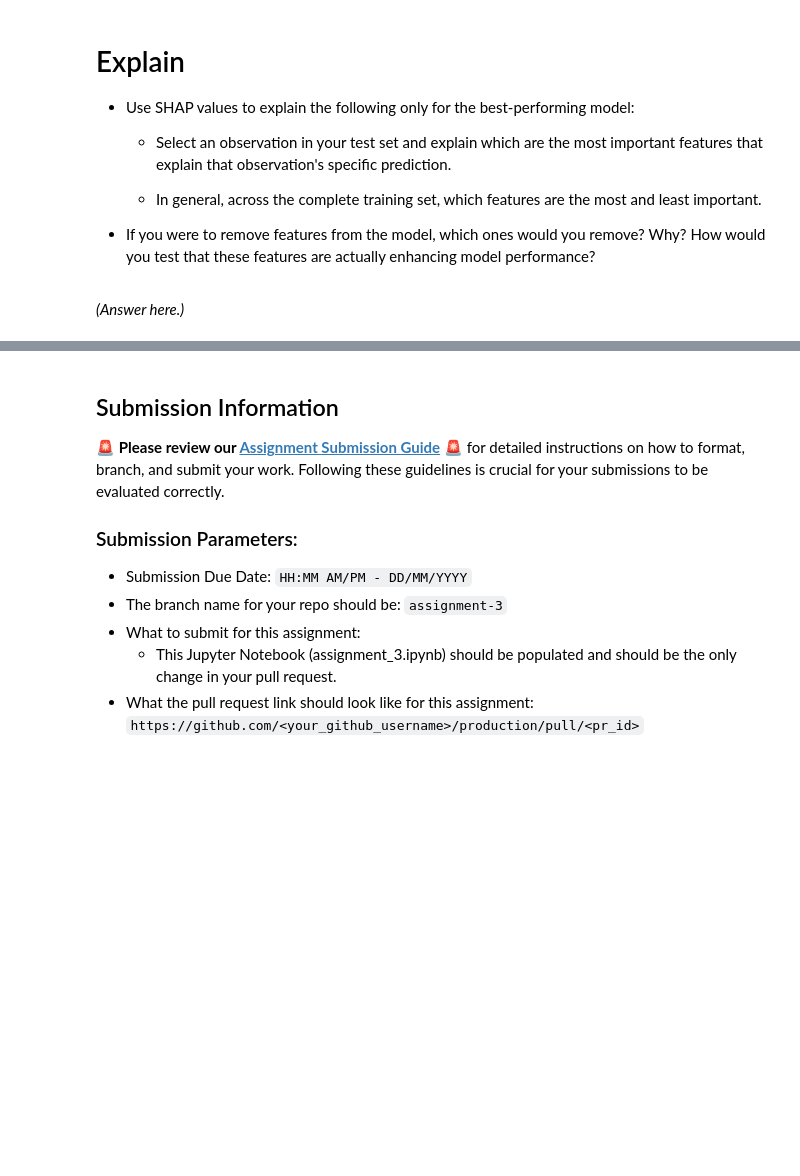
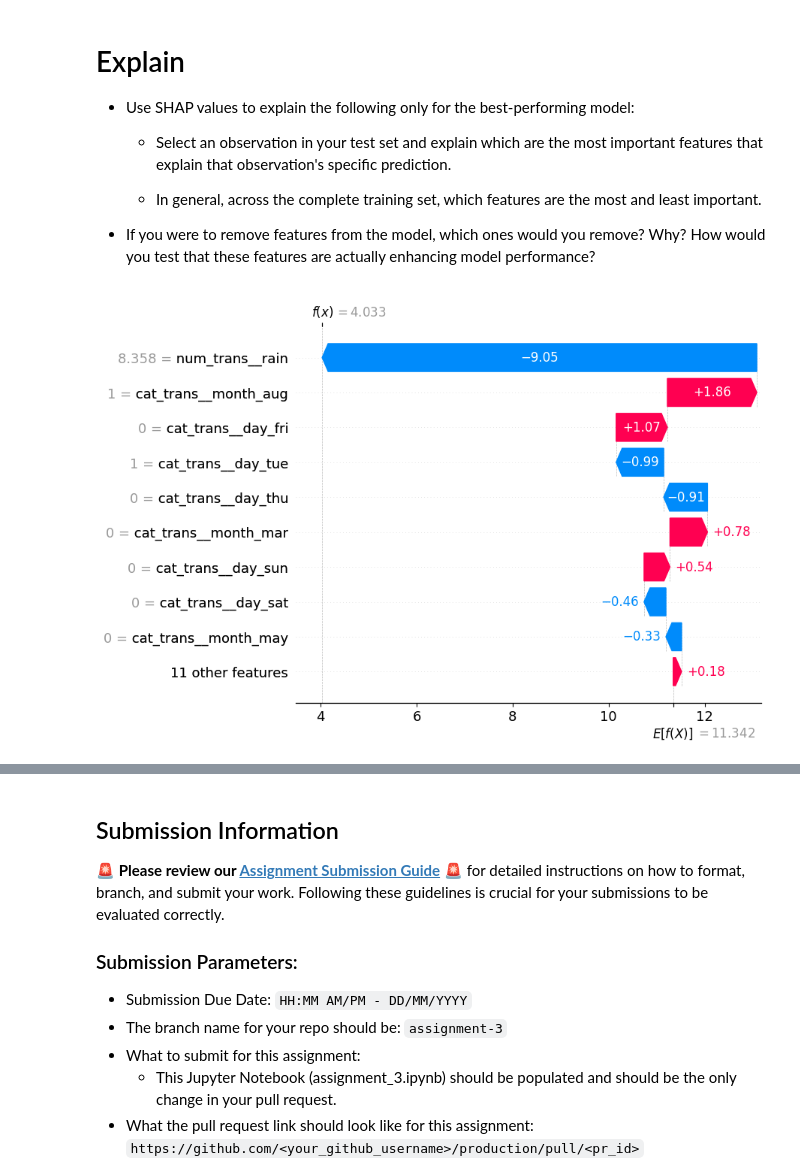
Before and after one commit to Shiraz-Latif/scaling_to_production, a Jupyter notebook: 02_activities/assignments/assignment_3.ipynb, the cells around one changed output, grey strips where cells are left out. Drawn from its saved outputs; the diff is of its cells as text; code cells hidden in the pictures; blank space fills up the shorter version.

```diff
--- a/02_activities/assignments/assignment_3.ipynb
+++ b/02_activities/assignments/assignment_3.ipynb
@@ -150,13 +156,13 @@ from sklearn.metrics import accuracy_score, log_loss, cohen_kappa_score, f1_scor
 print(X.dtypes)
 
 #Numerical Variables
-X_numerical = X.select_dtypes(exclude=['object', 'category', 'bool', 'datetime', 'timedelta' ] )
+X_numerical = X.select_dtypes(exclude=['object', 'category', 'bool', 'datetime', 'timedelta' ] ).columns
 
 #Categorical Variables
-X_categorical = X.select_dtypes(include=['object', 'category'])
+X_categorical = X.select_dtypes(include=['object', 'category']).columns
 
 # Validations
-"Numerical Variables:", X_numerical.dtypes, "Categorical Variables:", X_categorical.dtypes
+"Numerical Variables:", X_numerical, "Categorical Variables:", X_categorical
 # %% [output]
 coord_x      int64
 coord_y      int64
@@ -212 +205,19 @@ ColumnTransformer(transformers=[('numeric_transfomer', StandardScaler(),
                                  Index(['month', 'day'], dtype='object'))])
+# %%
+# Define categorical and numeric columns
+cat_cols = ['month', 'day']
+num_cols = ['coord_x', 'coord_y', 'ffmc', 'dmc', 'dc', 'isi', 'temp', 'rh', 'wind', 'rain']
+# numerical Variables
+pipe_num_cols = Pipeline([
+('standardizer', RobustScaler())
+])
+# categorical Variables
+pipe_cat_cols = Pipeline([
+('standardizer', OneHotEncoder(handle_unknown='infrequent_if_exist') )
+])
+preproc1 = ColumnTransformer([
+('num', pipe_num_cols, num_cols),
+('cat', pipe_cat_cols, cat_cols)]
+, remainder='drop'
+)
+preproc1
@@ -244,7 +267,7 @@ Pipeline(steps=[('non_linear_trans', PowerTransformer()),
 preproc2 = ColumnTransformer(
     transformers=[
         ('num_trans', pipe2a, ['rain']),
-        ('cat_trans', OneHotEncoder(), X_categorical.columns)
+        ('cat_trans', OneHotEncoder(handle_unknown='infrequent_if_exist'), X_categorical)
         ]
 )
 preproc2
@@ -711,2 +698,14 @@ with open(export_path, 'wb') as file:
-# %% [markdown]
-*(Answer here.)*
+# %%
+import shap
+# pipeline_b.fit(X_train,Y_train)
+data_transform = pipeline_b.named_steps['preprocessing'].transform(X_test)
+explainer = shap.explainers.Linear(
+    pipeline_b.named_steps['regressor'],
+    data_transform,
+    feature_names = pipeline_b.named_steps['preprocessing'].get_feature_names_out()
+    )
+shap_values = explainer(data_transform)
+# %%
+shap.plots.waterfall(shap_values[1])
+# %% [output]
+[figure, added]
```
Also changed, not shown: parts of 43 cells of this notebook.
